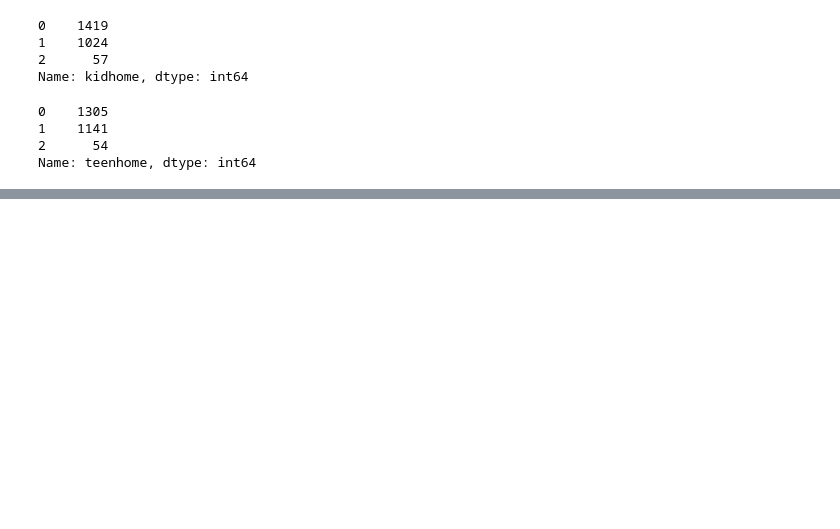
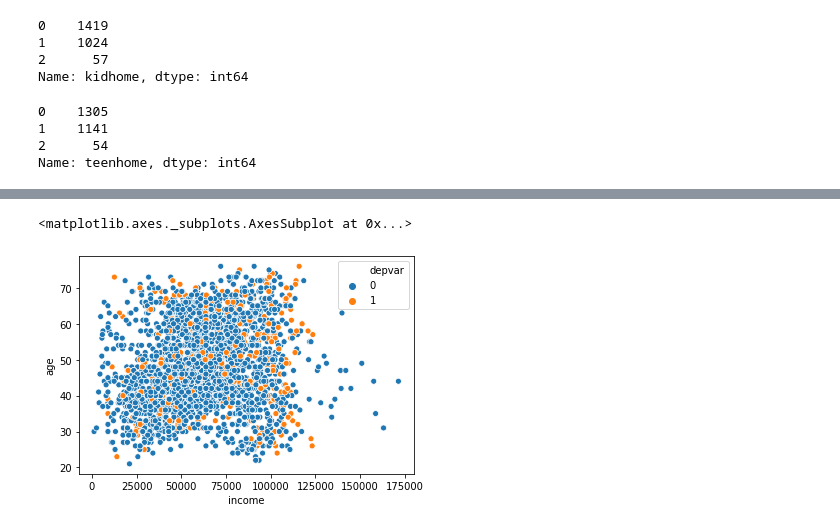
Before and after one commit to EDSA2020/project, a Jupyter notebook: MLaDS_Project.ipynb, the cells around one changed output, grey strips where cells are left out. Drawn from its saved outputs; the diff is of its cells as text; code cells hidden in the pictures; blank space fills up the shorter version.

```diff
--- a/MLaDS_Project.ipynb
+++ b/MLaDS_Project.ipynb
@@ -285,0 +300,5 @@ Name: teenhome, dtype: int64
+# %%
+sns.scatterplot(x = 'income', y = 'age',hue = 'depvar', data = g33)
+# %% [output]
+<matplotlib.axes._subplots.AxesSubplot at 0x...>
+[figure, added]
```
Also changed, not shown: parts of 17 cells of this notebook.
